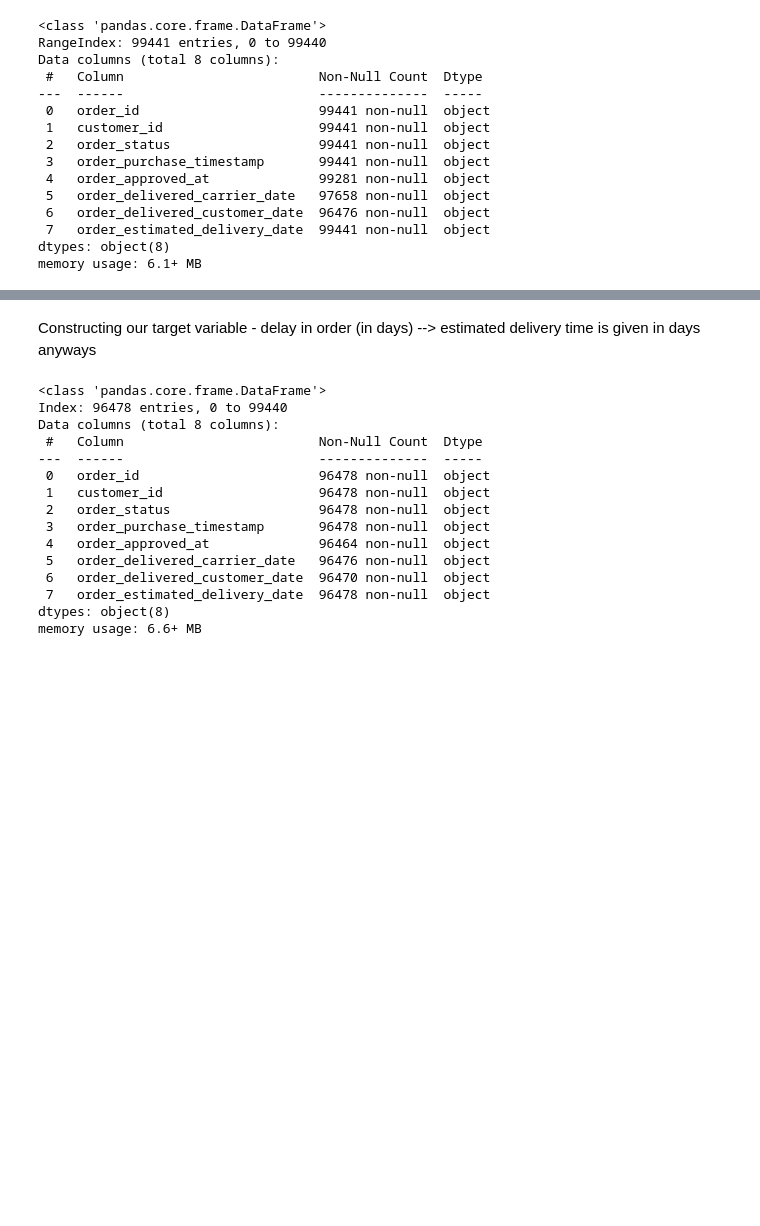
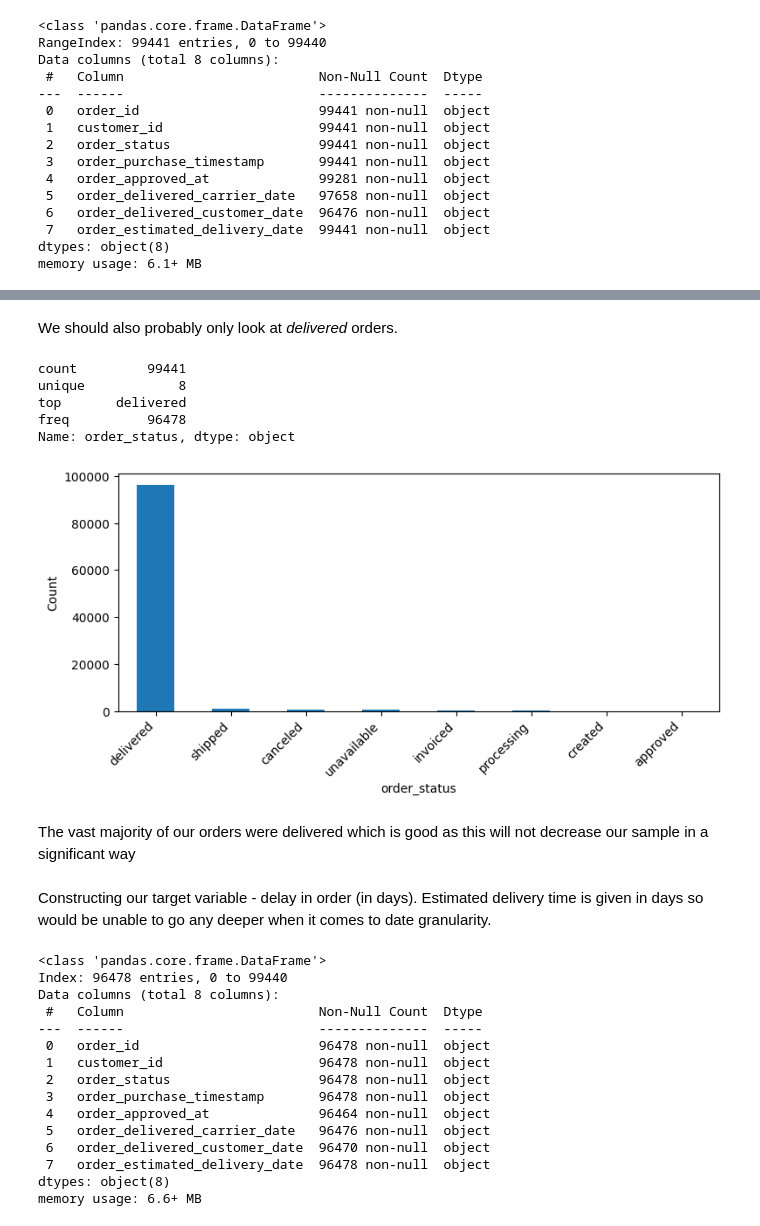
Before and after one commit to jakubpyszniak/ML_II_final_project, a Jupyter notebook: Data introduction and EDA.ipynb, the cells around one changed output, grey strips where cells are left out. Saved outputs shown, nothing was run; the diff lists cells and outputs as text; code cells hidden in the pictures; blank space fills up the shorter version.

```diff
--- a/Data introduction and EDA.ipynb
+++ b/Data introduction and EDA.ipynb
@@ -238,5 +828,27 @@ memory usage: 6.1+ MB
+# %% [markdown]
+We should also probably only look at *delivered* orders.
+# %%
+df_orders['order_status'].describe()
+# %% [output]
+count         99441
+unique            8
+top       delivered
+freq          96478
+Name: order_status, dtype: object
+# %%
+plt.figure(figsize=(8,4))
+df_orders["order_status"].value_counts().plot(kind="bar")
+plt.ylabel("Count")
+plt.xlabel("order_status")
+plt.xticks(rotation=45, ha="right")
+plt.tight_layout()
+plt.show()
+# %% [output]
+[figure, added]
+# %% [markdown]
+The vast majority of our orders were delivered which is good as this will not decrease our sample in a significant way
 # %% [markdown]
-Constructing our target variable - delay in order (in days) --> estimated delivery time is given in days anyways
+Constructing our target variable - delay in order (in days). Estimated delivery time is given in days so would be unable to go any deeper when it comes to date granularity.
 # %%
 df_orders_status_delivered = df_orders[df_orders["order_status"] == "delivered"].copy()
 df_orders_status_delivered.info()
```
Also changed, not shown: parts of 150 cells of this notebook.
